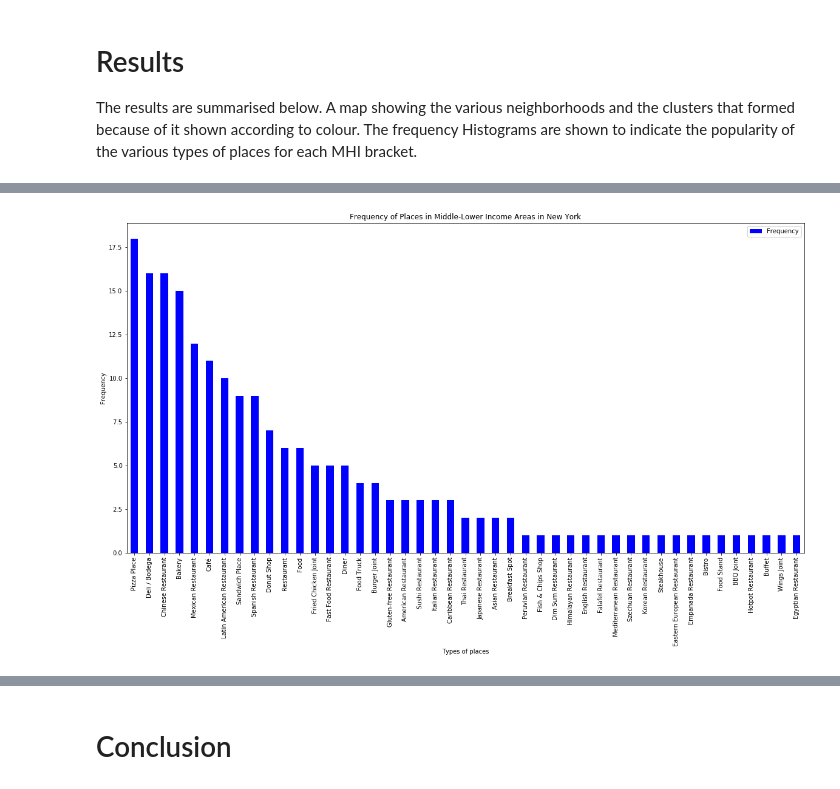
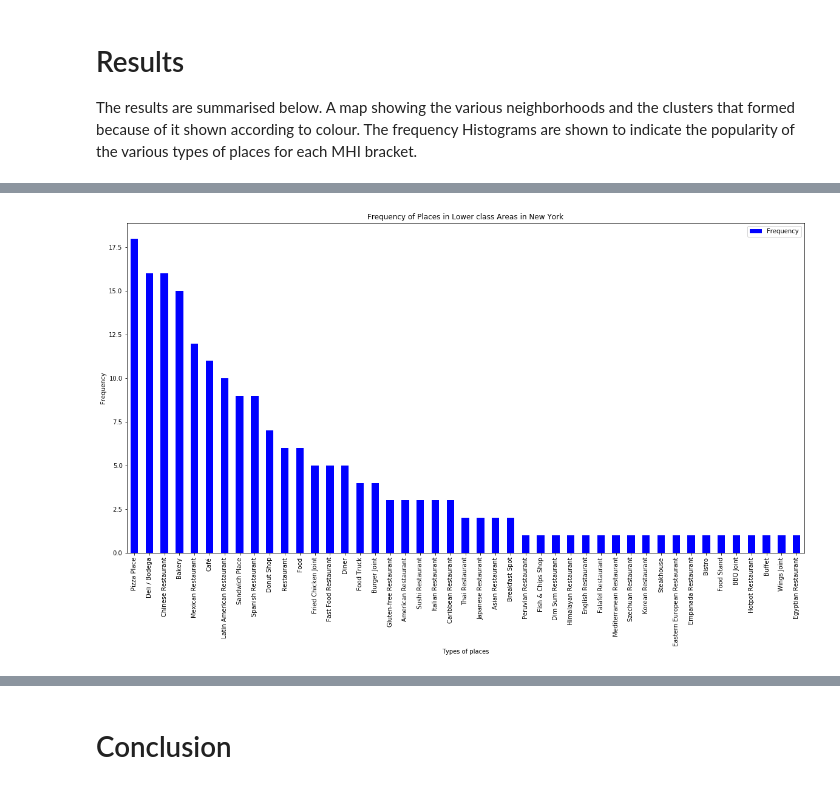
Before and after one commit to MatthewVT/Analysing-Food-Business-in-New-York-City, a Jupyter notebook: Week 5 PG Assignment/Battle of the New York Neighbourhoods- Food Business Case.ipynb, the cells around one changed output, grey strips where cells are left out. Drawn from its saved outputs; the diff is of its cells as text; code cells hidden in the pictures.

```diff
--- a/Week 5 PG Assignment/Battle of the New York Neighbourhoods- Food Business Case.ipynb
+++ b/Week 5 PG Assignment/Battle of the New York Neighbourhoods- Food Business Case.ipynb
@@ -923,14 +832,14 @@ plt.show()
 # %%
 df = df_L
 df.plot(kind='bar', figsize=(20, 10),  color='blue')
 
 plt.xlabel('Types of places') # add to x-label to the plot
 plt.ylabel('Frequency') # add y-label to the plot
-plt.title('Frequency of Places in Middle-Lower Income Areas in New York') # add title to the plot
+plt.title('Frequency of Places in Lower class Areas in New York') # add title to the plot
 plt.xticks(range(len(df['Type of place'])), df['Type of place'], size='medium')
 plt.show()
 # %% [output]
-[figure, old version]
+[figure, new version]
 # %% [markdown]
 # Discussion
 The following section will discuss each observation that was noticed from the data analysis. This is followed by comments and recommendations.
```
Also changed, not shown: parts of 13 cells of this notebook.
